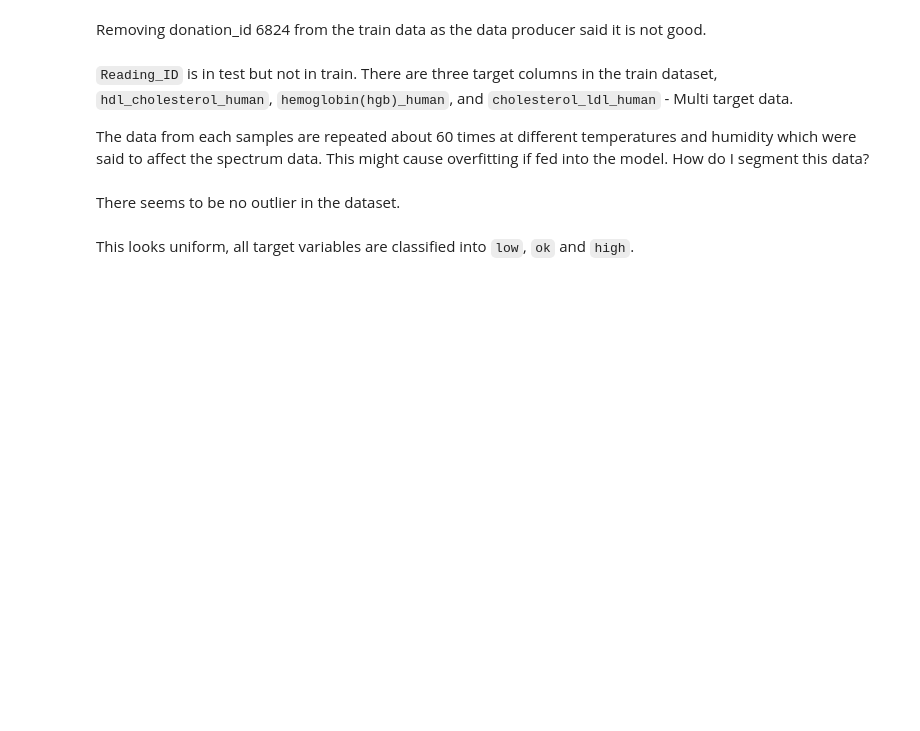
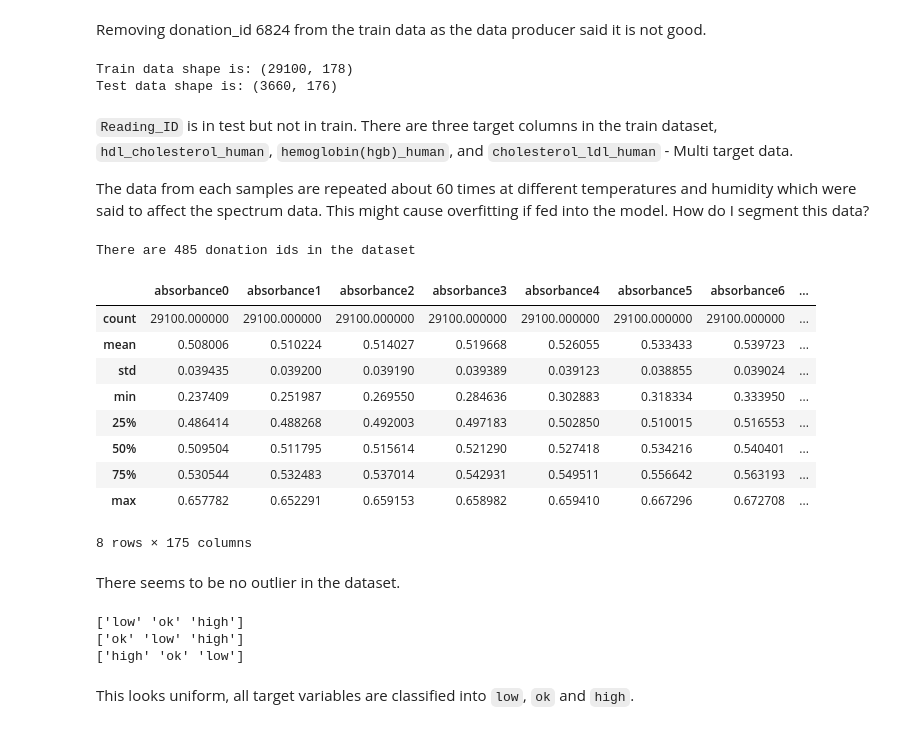
Before and after one commit to Abimbola-ai/Blood-Spectorscopy, a Jupyter notebook: data_cleaning.ipynb, the cells around one changed output. Cells and saved outputs as stored; diff of their text form; code cells hidden in the pictures; blank space fills up the shorter version.

```diff
--- a/data_cleaning.ipynb
+++ b/data_cleaning.ipynb
@@ -59,23 +79,43 @@ test.head()
 Removing donation_id 6824 from the train data as the data producer said it is not good.
 # %%
 dropped_index =  train[train["donation_id"] == 6824].index
-train_d = train.drop(dropped_index)
-print(f"Train data shape is:",train_d.shape)
+train_df = train.drop(dropped_index)
+print(f"Train data shape is:",train_df.shape)
 print(f"Test data shape is:",test.shape)
+# %% [output]
+Train data shape is: (29100, 178)
+Test data shape is: (3660, 176)
 # %% [markdown]
 `Reading_ID` is in test but not in train. There are three target columns in the train dataset, `hdl_cholesterol_human`, `hemoglobin(hgb)_human`, and `cholesterol_ldl_human` - Multi target data.
 
 The data from each samples are repeated about 60 times at different temperatures and humidity which were said to affect the spectrum data. This might cause overfitting if fed into the model. How do I segment this data?
 # %%
-print(f"There are",train_d["donation_id"].nunique(), "donation ids in the dataset")
+print(f"There are",train_df["donation_id"].nunique(), "donation ids in the dataset")
+# %% [output]
+There are 485 donation ids in the dataset
 # %%
-train_d.describe()
+train_df.describe()
+# %% [output]
+|  | absorbance0 | absorbance1 | absorbance2 | absorbance3 | absorbance4 | absorbance5 | absorbance6 | ... |
+| count | 29100.000000 | 29100.000000 | 29100.000000 | 29100.000000 | 29100.000000 | 29100.000000 | 29100.000000 | ... |
+| mean | 0.508006 | 0.510224 | 0.514027 | 0.519668 | 0.526055 | 0.533433 | 0.539723 | ... |
+| std | 0.039435 | 0.039200 | 0.039190 | 0.039389 | 0.039123 | 0.038855 | 0.039024 | ... |
+| min | 0.237409 | 0.251987 | 0.269550 | 0.284636 | 0.302883 | 0.318334 | 0.333950 | ... |
+| 25% | 0.486414 | 0.488268 | 0.492003 | 0.497183 | 0.502850 | 0.510015 | 0.516553 | ... |
+| 50% | 0.509504 | 0.511795 | 0.515614 | 0.521290 | 0.527418 | 0.534216 | 0.540401 | ... |
+| 75% | 0.530544 | 0.532483 | 0.537014 | 0.542931 | 0.549511 | 0.556642 | 0.563193 | ... |
+| max | 0.657782 | 0.652291 | 0.659153 | 0.658982 | 0.659410 | 0.667296 | 0.672708 | ... |
+8 rows × 175 columns
 # %% [markdown]
 There seems to be no outlier in the dataset.
 # %%
 # Check the unique values of the targets
-print(train_d["hdl_cholesterol_human"].unique())
-print(train_d["hemoglobin(hgb)_human"].unique())
-print(train_d["cholesterol_ldl_human"].unique())
+print(train_df["hdl_cholesterol_human"].unique())
+print(train_df["hemoglobin(hgb)_human"].unique())
+print(train_df["cholesterol_ldl_human"].unique())
+# %% [output]
+['low' 'ok' 'high']
+['ok' 'low' 'high']
+['high' 'ok' 'low']
 # %% [markdown]
 This looks uniform, all target variables are classified into `low`, `ok` and `high`.
```
Also changed, not shown: parts of 55 cells of this notebook.
